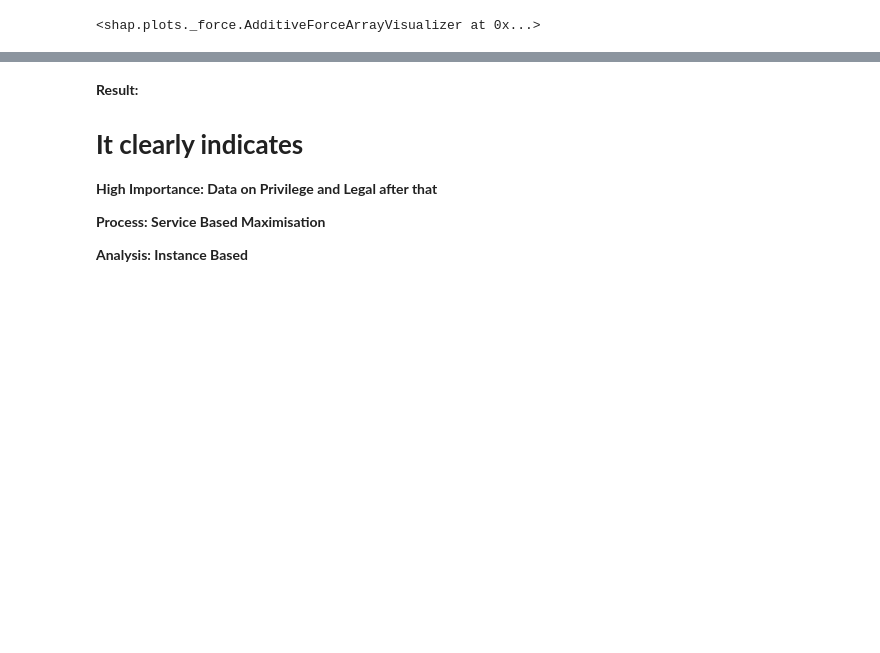
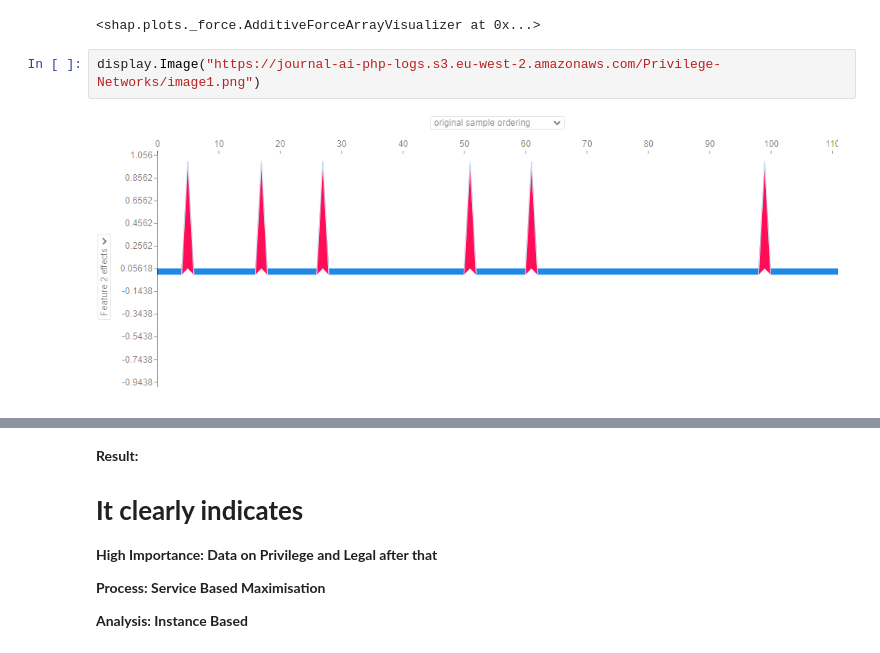
Before and after one commit to Journal-AI/privilege-networks, a Jupyter notebook: Privilege-Networks.ipynb, the cells around one changed output, grey strips where cells are left out. Saved outputs shown, nothing was run; the diff lists cells and outputs as text; blank space fills up the shorter version.

Commit message:
privilege networks inclusive of images from cloud

```diff
--- a/Privilege-Networks.ipynb
+++ b/Privilege-Networks.ipynb
@@ -216,3 +217,7 @@ shap.force_plot(explainer.expected_value[3], shap_values[3])
 shap.force_plot(explainer.expected_value[4], shap_values[4])
 # %% [output]
 <shap.plots._force.AdditiveForceArrayVisualizer at 0x...>
+# %%
+display.Image("https://journal-ai-php-logs.s3.eu-west-2.amazonaws.com/Privilege-Networks/image1.png")
+# %% [output]
+[figure, added]
```
Also changed, not shown: parts of 10 cells of this notebook.
